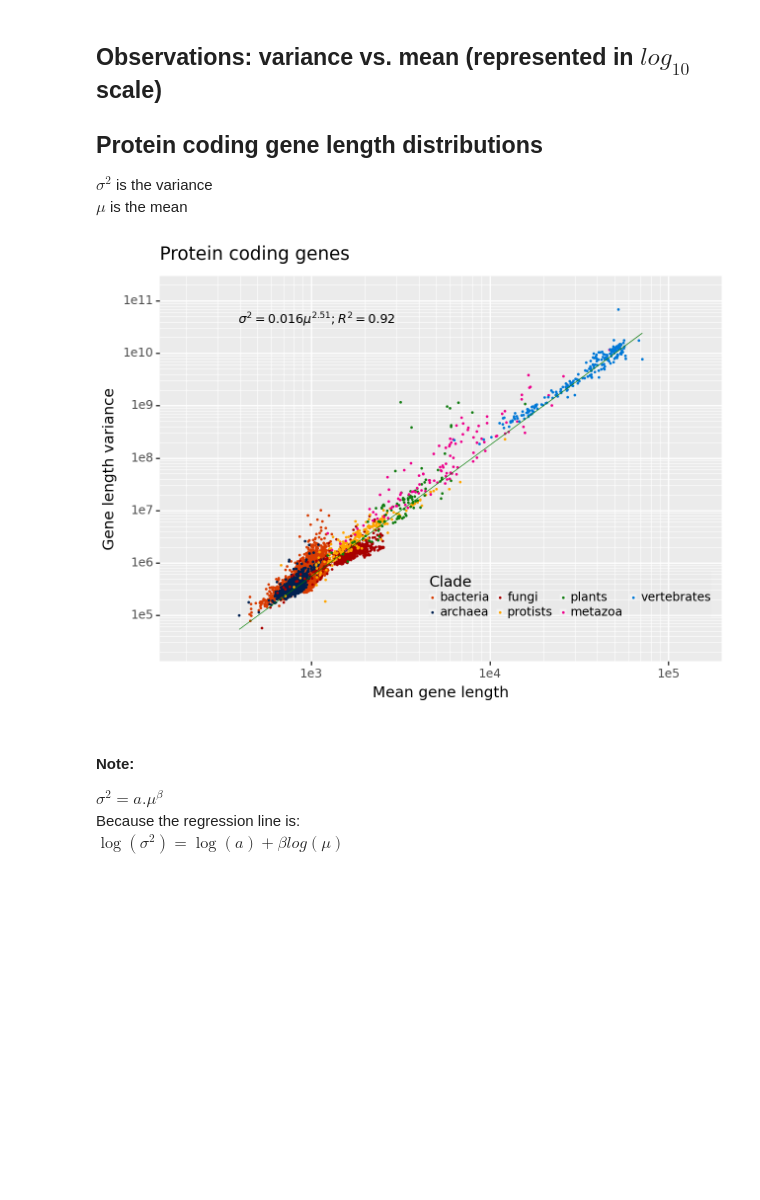
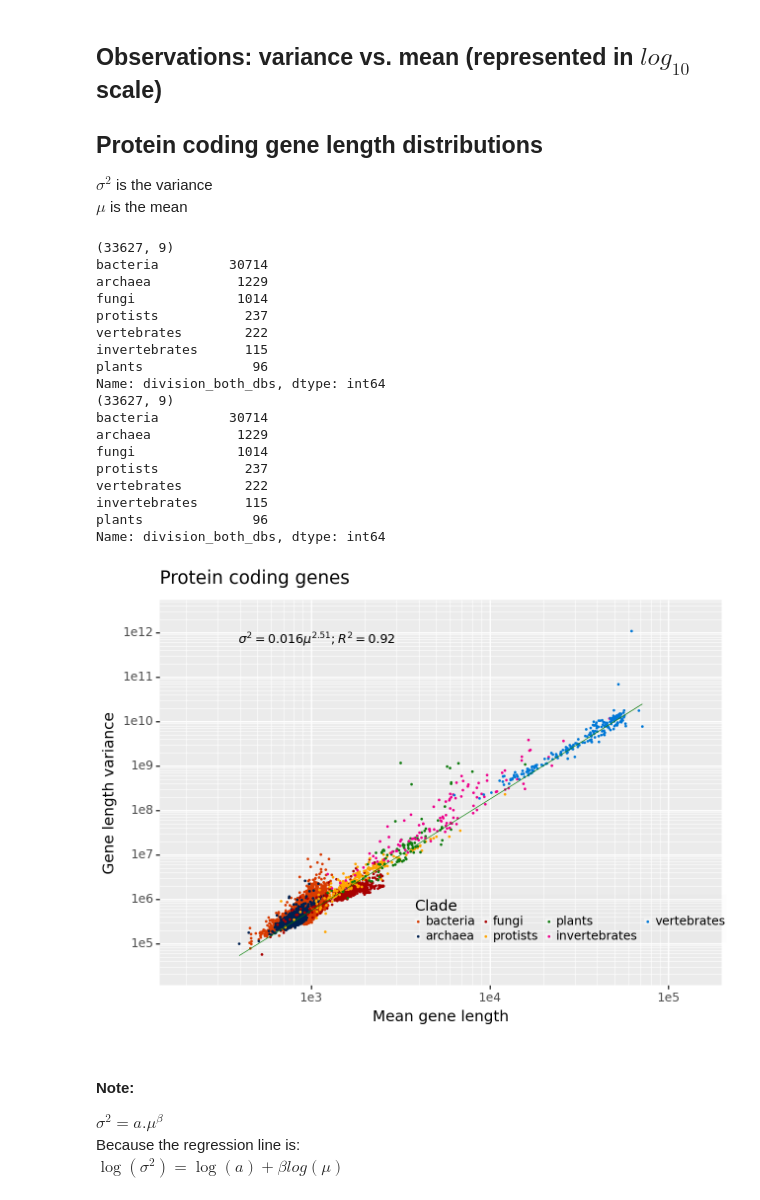
Before and after one commit to emuro/EM_probando, a Jupyter notebook: working_on/main_work/protCodGenes_taylorLaw__byClades.ipynb, the cells around one changed output. Drawn from its saved outputs; the diff is of its cells as text; code cells hidden in the pictures; blank space fills up the shorter version.

```diff
--- a/working_on/main_work/protCodGenes_taylorLaw__byClades.ipynb
+++ b/working_on/main_work/protCodGenes_taylorLaw__byClades.ipynb
@@ -28,13 +28,14 @@ print("The statistical descriptions of the protein coding gene distributions for
 
 # retrieve data and diminish the number of columns
 stat_df = pd.read_csv(stat_file, low_memory=False, sep="\t")
-stat_df = stat_df[["division_8", "species", "trunk_genes_path", "genes_file", "count", "mean", "var"] + ["log10_mean", "log10_var"]]
+stat_df = stat_df[["division_both_dbs", "species", "trunk_genes_path", "genes_file", "count", "mean", "var"] + ["log10_mean", "log10_var"]]
 
 # visualize data
 pd.set_option('display.max_columns', None)
 if 1:
     display(stat_df.head(2))
     print(stat_df.shape)
+    print(stat_df.division_both_dbs.value_counts())
 # %% [output]
 The statistical descriptions of the protein coding gene distributions for the different species is in:
  ../../main_work/../main_tables/stat_protCodGenes.tsv
@@ -75,11 +84,11 @@ def plot_taylor (df2plot, col_x, col_y, x_lab, y_lab, title, bool_show_regressio
 # %% [markdown]
 #### Filter some species
 # %%
-if 0:
-    print(stat_df["division_8"].value_counts())
-cond = stat_df["division_8"].isin(["bacteria", "archaea","protists", "plants", "fungi", "metazoa", "vertebrates"])  # avoid: empty or viruses
+if 1:
+    print(stat_df["division_both_dbs"].value_counts())
+cond = stat_df["division_both_dbs"].isin(["bacteria", "archaea","protists", "plants", "fungi", "invertebrates", "vertebrates"])  # avoid: empty or viruses
 stat_df = stat_df[cond]
-stat_df = stat_df[stat_df["species"] != "mus_caroli"] # outlier
-if 0:
+#stat_df = stat_df[stat_df["species"] != "mus_caroli"] # outlier
+if 1:
     print(stat_df.shape)
-    print(stat_df["division_8"].value_counts())
+    print(stat_df["division_both_dbs"].value_counts())
@@ -91,28 +118,49 @@ $\mu$ is the mean
 # %%
 col_x = "mean"  # prots_mean
 col_y = "var"   # prots_var
-legends_by = "division_8"
+legends_by = "division_both_dbs"
 
 title = "Protein coding genes" # "Uniprot, reference Proteomes (protein length)"
 x_lab = "Mean gene length"
 y_lab = "Gene length variance"
 bool_show_regression = True
 
-df2plot = stat_df
+df2plot = stat_df.copy()
+if 1:
+    print(df2plot.shape)
+    print(df2plot.division_both_dbs.value_counts())
+
+# Sort division_both_dbs in order to plot the clades in an order (everything can be displayed)
 if 0:
-    print(df2plot.shape)
-
-# Sort division_8 in order to plot the clades in an order (everything can be displayed)
-if 0:
-    print(df2plot.division_8.unique())
-df2plot.division_8 = pd.Categorical(df2plot.division_8,
-                                categories=['bacteria', 'archaea', 'fungi', 'protists', 'plants', 'metazoa', 'vertebrates'],
+    print(df2plot.division_both_dbs.unique())
+df2plot.division_both_dbs = pd.Categorical(df2plot.division_both_dbs,
+                                categories=['bacteria', 'archaea', 'fungi', 'protists', 'plants', 'invertebrates', 'vertebrates'],
                                 ordered=True)
-df2plot.sort_values('division_8', inplace=True)
-
+df2plot.sort_values('division_both_dbs', inplace=True)
+if 1:
+    print(stat_df.shape)
+    print(stat_df["division_both_dbs"].value_counts())
 plot_taylor(df2plot, col_x, col_y, x_lab, y_lab, title, bool_show_regression)
 # %% [output]
+(33627, 9)
+bacteria         30714
+archaea           1229
+fungi             1014
+protists           237
+vertebrates        222
+invertebrates      115
+plants              96
+Name: division_both_dbs, dtype: int64
+(33627, 9)
+bacteria         30714
+archaea           1229
+fungi             1014
+protists           237
+vertebrates        222
+invertebrates      115
+plants              96
+Name: division_both_dbs, dtype: int64
-[figure, old version]
+[figure, new version]
 # %% [markdown]
 #### Note:
 $\sigma^{2} = a . \mu^{\beta}$
```
Also changed, not shown: parts of 3 cells of this notebook.
